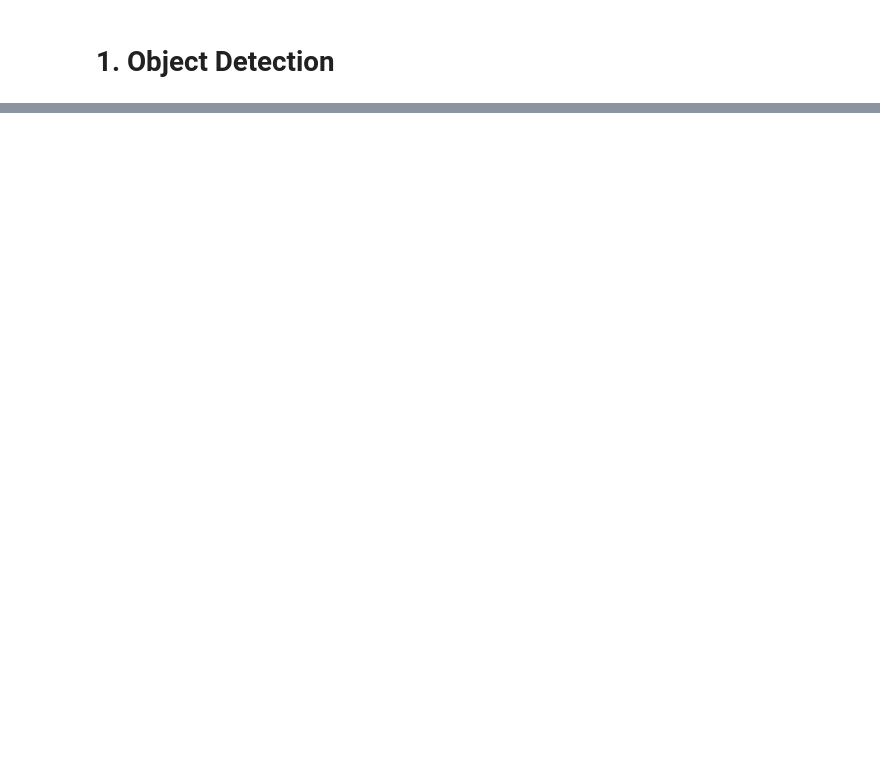
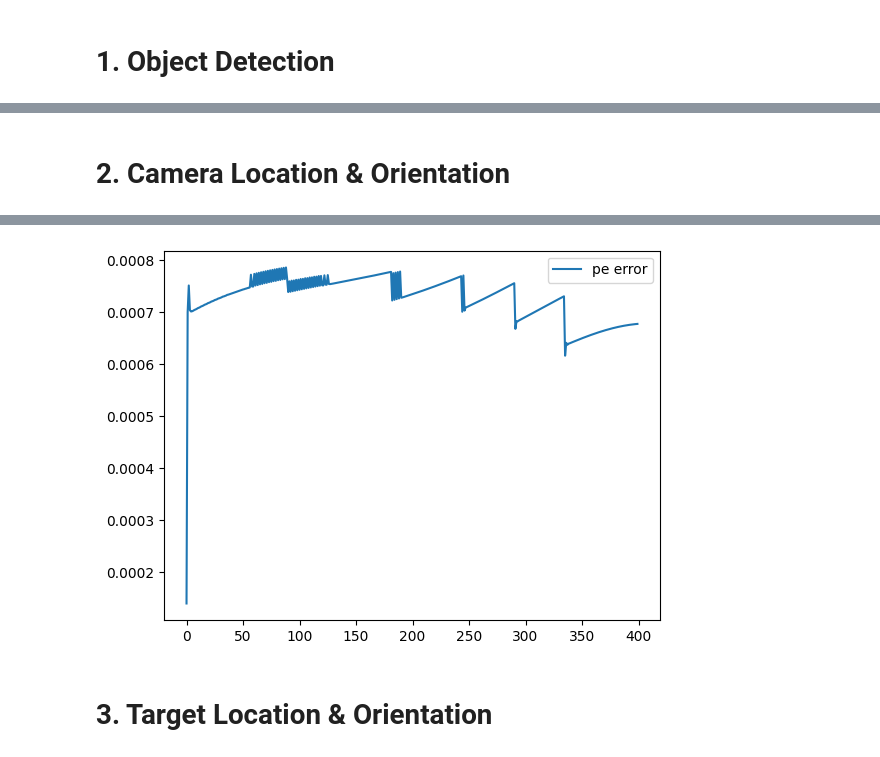
Before and after one commit to with-rl/with-robot-3rd, a Jupyter notebook: youBot/target_detection.ipynb, the cells around one changed output, grey strips where cells are left out. Cells and saved outputs as stored; diff of their text form; code cells hidden in the pictures; blank space fills up the shorter version.

Commit message:
add youbot target trace by camera

```diff
--- a/youBot/target_detection.ipynb
+++ b/youBot/target_detection.ipynb
@@ -88,0 +100,2 @@ sim.stopSimulation()
+# %% [markdown]
+# 2. Camera Location & Orientation
@@ -88,0 +144,20 @@ sim.stopSimulation()
+# %%
+# point position & orientation 조회
+def read_points(points):
+    ps = []
+    for point in points:
+        p = sim.getObjectPosition(point)
+        o = sim.getObjectQuaternion(point)
+        ps.append(np.array(p + o))
+    return ps
+# %%
+# camera_1 position & orientation 조회
+def read_camera_1():
+    p = sim.getObjectPosition(camera_1)
+    o = sim.getObjectQuaternion(camera_1)
+    return np.array(p + o)
+# %%
+# joint 제어
+def control_joint(joints, thetas):
+    for joint, j in zip(joints, thetas):
+        sim.setJointTargetPosition(joint, j)
@@ -88,0 +255,43 @@ sim.stopSimulation()
+# %%
+n_steps = 400
+log = np.zeros((n_steps, 1))
+
+# 시뮬레이션 실행
+sim.setStepping(True)
+sim.startSimulation()
+
+# 각 스텝 실행
+for i in range(n_steps):
+    js = read_joints(joints)
+    ps = read_points(points)
+    pc = read_camera_1()
+    oe = ps[6][3:]
+    pe_hat, pc_hat = fk(js[1:], [js[0], ps[0]])
+    diff = R.from_quat(pc[3:]).as_matrix() - R.from_quat(pc_hat[3:]).as_matrix()
+    log[i][0] = np.linalg.norm(diff)
+
+    print(np.round(R.from_quat(pc[3:]).as_euler('xyz'), 2), np.round(R.from_quat(pc_hat[3:]).as_euler('xyz'), 2))
+
+    # control joint
+    for i in range(len(js) - 1):
+        if i == 0:
+            js[i] += 0.005
+        elif i == 1:
+            js[i] = - np.pi / 6
+        elif i == 2 or i == 3:
+            js[i] = -np.pi / 3
+        elif i == 4:
+            js[i] = 0.01
+        else:
+            js[i] == 0
+    control_joint(joints, js)
+    sim.step()
+
+# 시뮬레이션 종료
+sim.stopSimulation()
+
+# 로그 시각화
+plt.plot(log[:, 0], label="pe error")
+plt.legend()
+plt.show()
+# %% [output]
@@ -88,0 +315,3 @@ sim.stopSimulation()
+[figure, added]
+# %% [markdown]
+# 3. Target Location & Orientation
```
Also changed, not shown: parts of 20 cells of this notebook, 2 other files.
